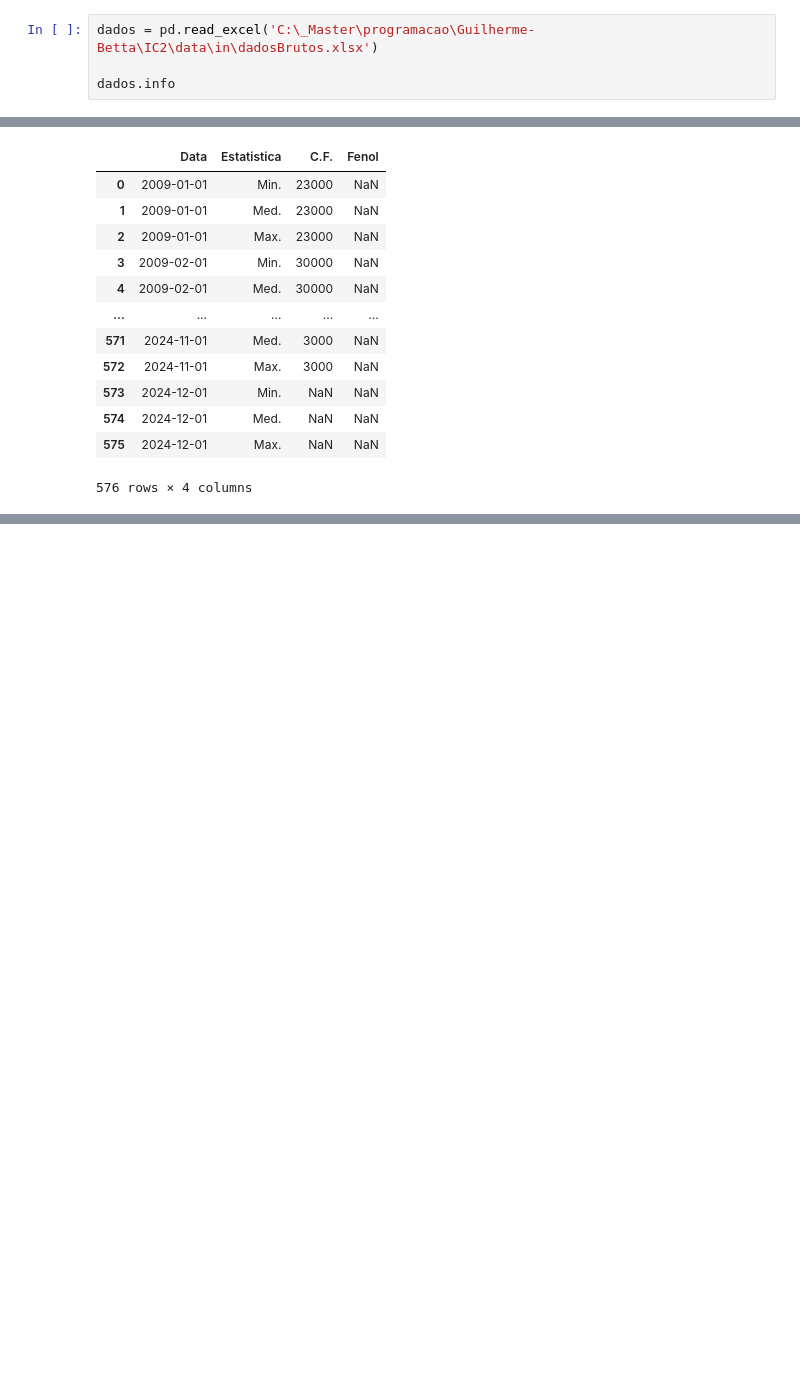
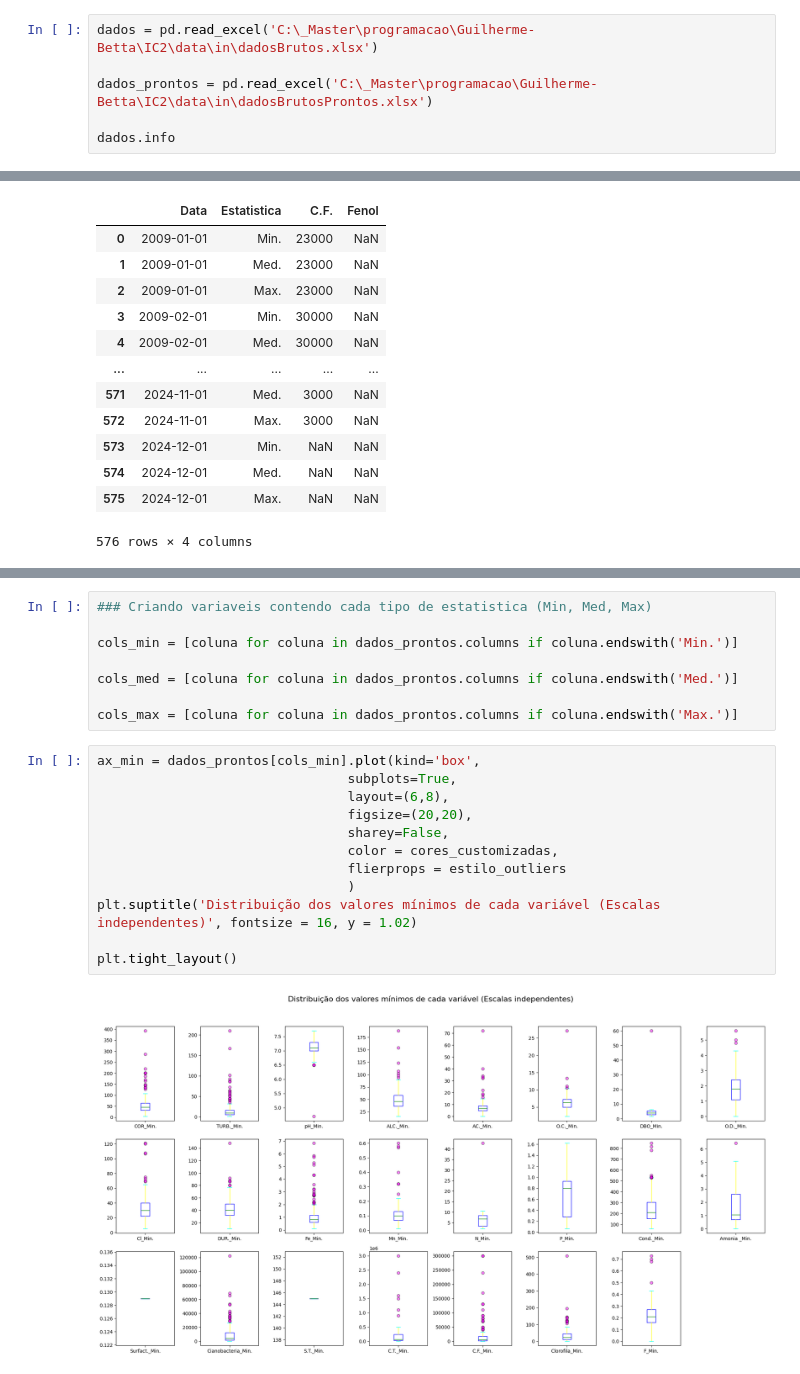
Before and after one commit to Guilherme-Betta/IC2, a Jupyter notebook: jupyter_notebooks/analise_descritiva.ipynb, the cells around one changed output, grey strips where cells are left out. Cells and saved outputs as stored; diff of their text form; blank space fills up the shorter version.

```diff
--- a/jupyter_notebooks/analise_descritiva.ipynb
+++ b/jupyter_notebooks/analise_descritiva.ipynb
@@ -5,6 +6,8 @@ from datetime import datetime
 # %%
 dados = pd.read_excel('C:\_Master\programacao\Guilherme-Betta\IC2\data\in\dadosBrutos.xlsx')
 
+dados_prontos = pd.read_excel('C:\_Master\programacao\Guilherme-Betta\IC2\data\in\dadosBrutosProntos.xlsx')
+
 dados.info
 # %% [output]
 <bound method DataFrame.info of           Data Estatistica    COR  TURB.   pH  ALC.   AC.  O.C.  DBO  O.D.  \
@@ -108,0 +153,22 @@ dados.select_dtypes(exclude= float)   # Permite identificar colunas com valores
+# %%
+### Criando variaveis contendo cada tipo de estatistica (Min, Med, Max)
+
+cols_min = [coluna for coluna in dados_prontos.columns if coluna.endswith('Min.')]
+
+cols_med = [coluna for coluna in dados_prontos.columns if coluna.endswith('Med.')]
+
+cols_max = [coluna for coluna in dados_prontos.columns if coluna.endswith('Max.')]
+# %%
+ax_min = dados_prontos[cols_min].plot(kind='box',
+                                subplots=True,
+                                layout=(6,8),
+                                figsize=(20,20),
+                                sharey=False,
+                                color = cores_customizadas,
+                                flierprops = estilo_outliers
+                                )
+plt.suptitle('Distribuição dos valores mínimos de cada variável (Escalas independentes)', fontsize = 16, y = 1.02)
+
+plt.tight_layout()
+# %% [output]
+[figure, added]
```
Also changed, not shown: parts of 9 cells of this notebook, 1 other file.
